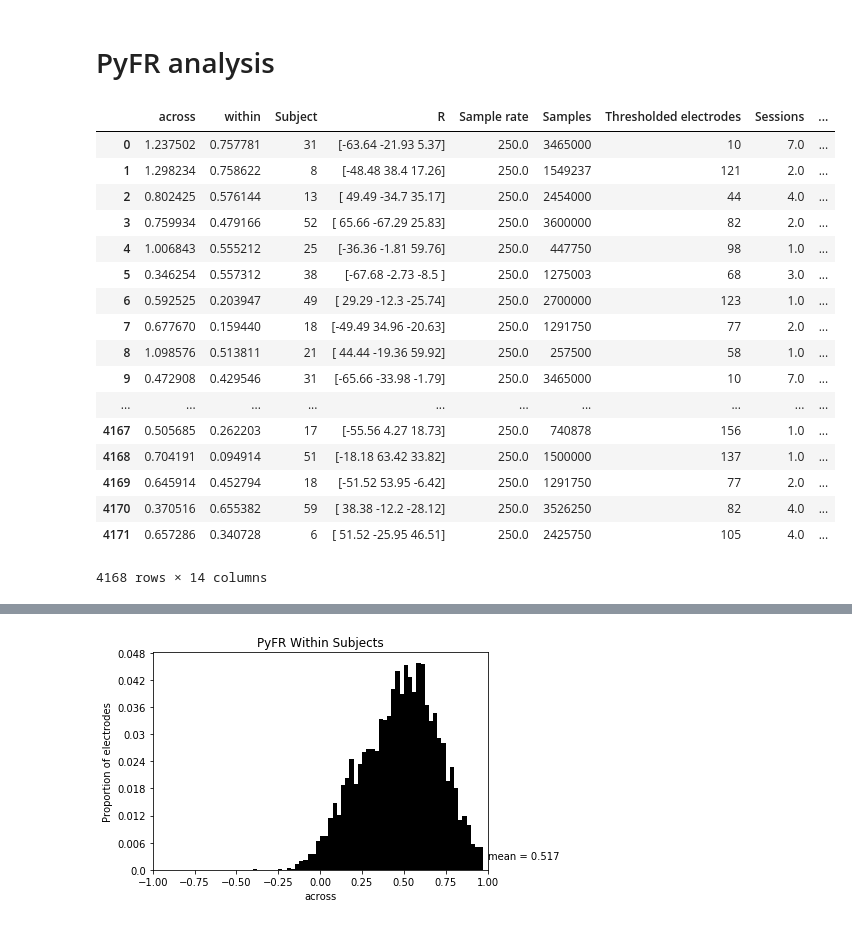
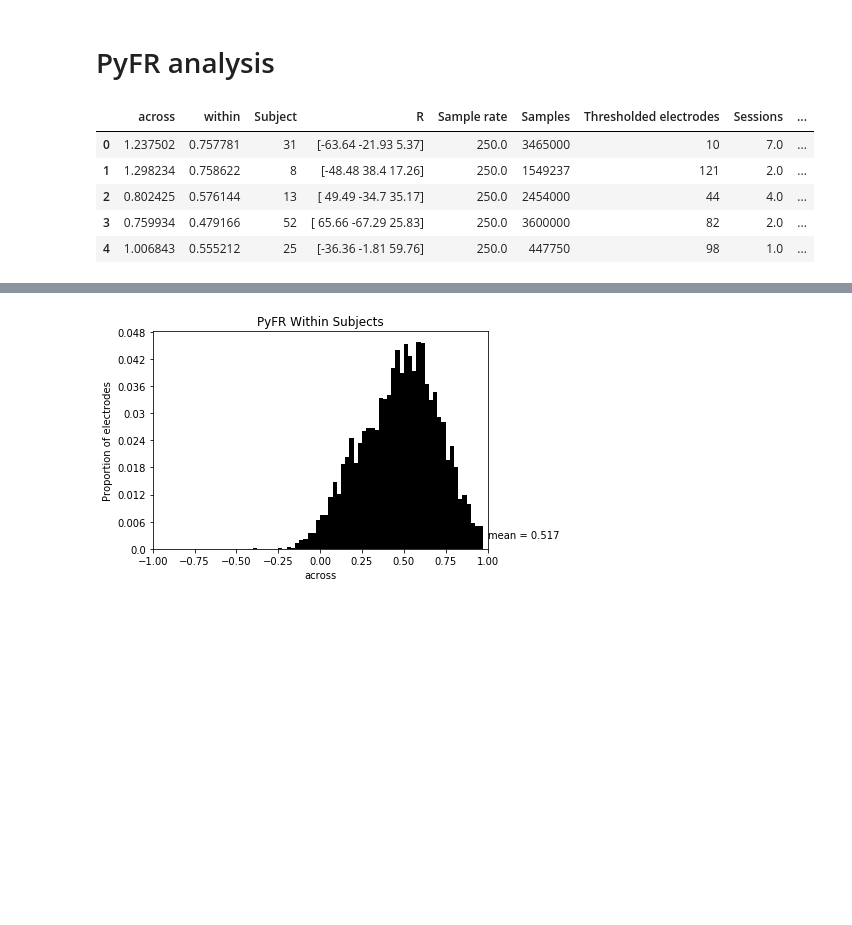
Before and after one commit to ContextLab/supereeg_paper, a Jupyter notebook: code/notebooks/supplemental_2.ipynb, the cells around one changed output, grey strips where cells are left out. Cells and saved outputs as stored; diff of their text form; code cells hidden in the pictures; blank space fills up the shorter version.

```diff
--- a/code/notebooks/supplemental_2.ipynb
+++ b/code/notebooks/supplemental_2.ipynb
@@ -24,23 +24,11 @@ fig_count = 0
 # %%
 pyFR_df = pd.read_csv(os.path.join(pyfr_data_dir, 'pyfr.csv'), index_col=0)
 # %%
-pyFR_df
+pyFR_df.head()
 # %% [output]
 |  | across | within | Subject | R | Sample rate | Samples | Thresholded electrodes | Sessions | ... |
 | 0 | 1.237502 | 0.757781 | 31 | [-63.64 -21.93 5.37] | 250.0 | 3465000 | 10 | 7.0 | ... |
 | 1 | 1.298234 | 0.758622 | 8 | [-48.48 38.4 17.26] | 250.0 | 1549237 | 121 | 2.0 | ... |
 | 2 | 0.802425 | 0.576144 | 13 | [ 49.49 -34.7 35.17] | 250.0 | 2454000 | 44 | 4.0 | ... |
 | 3 | 0.759934 | 0.479166 | 52 | [ 65.66 -67.29 25.83] | 250.0 | 3600000 | 82 | 2.0 | ... |
 | 4 | 1.006843 | 0.555212 | 25 | [-36.36 -1.81 59.76] | 250.0 | 447750 | 98 | 1.0 | ... |
-| 5 | 0.346254 | 0.557312 | 38 | [-67.68 -2.73 -8.5 ] | 250.0 | 1275003 | 68 | 3.0 | ... |
-| 6 | 0.592525 | 0.203947 | 49 | [ 29.29 -12.3 -25.74] | 250.0 | 2700000 | 123 | 1.0 | ... |
-| 7 | 0.677670 | 0.159440 | 18 | [-49.49 34.96 -20.63] | 250.0 | 1291750 | 77 | 2.0 | ... |
-| 8 | 1.098576 | 0.513811 | 21 | [ 44.44 -19.36 59.92] | 250.0 | 257500 | 58 | 1.0 | ... |
-| 9 | 0.472908 | 0.429546 | 31 | [-65.66 -33.98 -1.79] | 250.0 | 3465000 | 10 | 7.0 | ... |
-| ... | ... | ... | ... | ... | ... | ... | ... | ... | ... |
-| 4167 | 0.505685 | 0.262203 | 17 | [-55.56 4.27 18.73] | 250.0 | 740878 | 156 | 1.0 | ... |
-| 4168 | 0.704191 | 0.094914 | 51 | [-18.18 63.42 33.82] | 250.0 | 1500000 | 137 | 1.0 | ... |
-| 4169 | 0.645914 | 0.452794 | 18 | [-51.52 53.95 -6.42] | 250.0 | 1291750 | 77 | 2.0 | ... |
-| 4170 | 0.370516 | 0.655382 | 59 | [ 38.38 -12.2 -28.12] | 250.0 | 3526250 | 82 | 4.0 | ... |
-| 4171 | 0.657286 | 0.340728 | 6 | [ 51.52 -25.95 46.51] | 250.0 | 2425750 | 105 | 4.0 | ... |
-4168 rows × 14 columns
```
Also changed, not shown: parts of 5 cells of this notebook, 33 other files.
